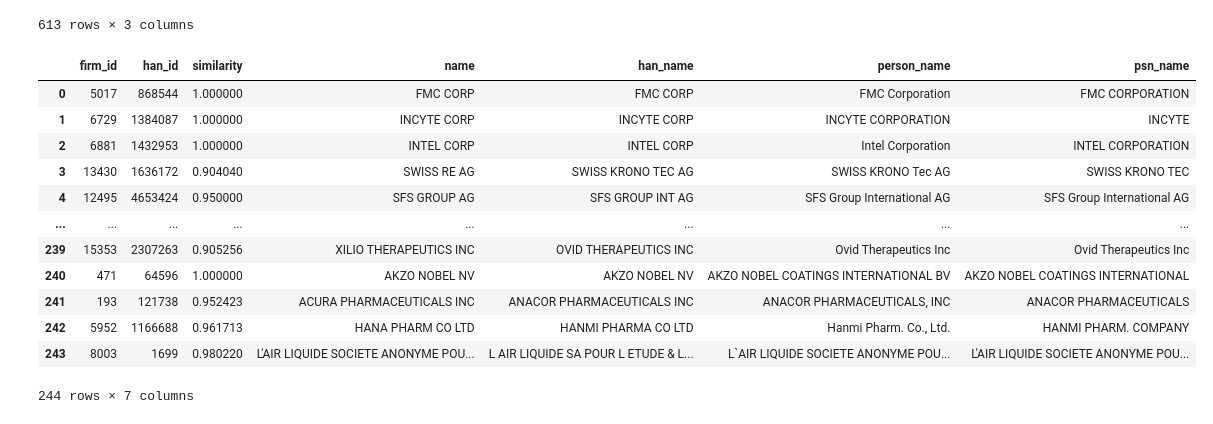
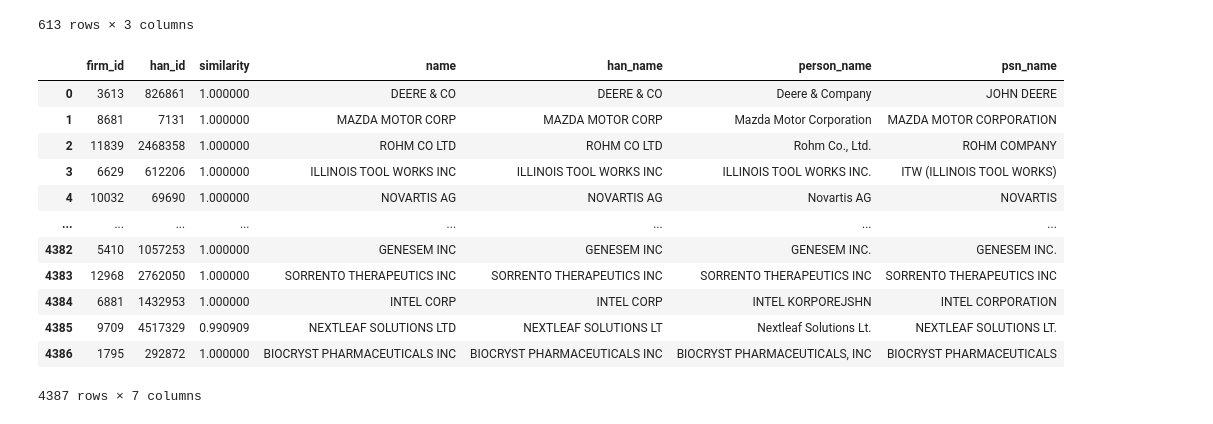
Before and after one commit to MarisLeander/patents_name_matching, a Jupyter notebook: notebooks/label_training_data.ipynb, the cells around one changed output. Drawn from its saved outputs; the diff is of its cells as text; code cells hidden in the pictures.

```diff
--- a/notebooks/label_training_data.ipynb
+++ b/notebooks/label_training_data.ipynb
@@ -287,23 +287,23 @@ con.execute("select * from patstat_firm_match where similarity < 0.91").fetchdf(
 # %%
 sql = """
 SELECT DISTINCT firm_id, han_id, similarity, name, han_name, person_name, psn_name FROM patstat_firm_match
 JOIN firm_names USING(firm_id)
 JOIN patstat_data USING(han_id)
-WHERE similarity >= 0.9
+WHERE similarity >= 0.99
 """
 
 con.execute(sql).fetchdf()
 # %% [output]
 |  | firm_id | han_id | similarity | name | han_name | person_name | psn_name |
-| 0 | 5017 | 868544 | 1.000000 | FMC CORP | FMC CORP | FMC Corporation | FMC CORPORATION |
-| 1 | 6729 | 1384087 | 1.000000 | INCYTE CORP | INCYTE CORP | INCYTE CORPORATION | INCYTE |
-| 2 | 6881 | 1432953 | 1.000000 | INTEL CORP | INTEL CORP | Intel Corporation | INTEL CORPORATION |
-| 3 | 13430 | 1636172 | 0.904040 | SWISS RE AG | SWISS KRONO TEC AG | SWISS KRONO Tec AG | SWISS KRONO TEC |
-| 4 | 12495 | 4653424 | 0.950000 | SFS GROUP AG | SFS GROUP INT AG | SFS Group International AG | SFS Group International AG |
+| 0 | 3613 | 826861 | 1.000000 | DEERE & CO | DEERE & CO | Deere & Company | JOHN DEERE |
+| 1 | 8681 | 7131 | 1.000000 | MAZDA MOTOR CORP | MAZDA MOTOR CORP | Mazda Motor Corporation | MAZDA MOTOR CORPORATION |
+| 2 | 11839 | 2468358 | 1.000000 | ROHM CO LTD | ROHM CO LTD | Rohm Co., Ltd. | ROHM COMPANY |
+| 3 | 6629 | 612206 | 1.000000 | ILLINOIS TOOL WORKS INC | ILLINOIS TOOL WORKS INC | ILLINOIS TOOL WORKS INC. | ITW (ILLINOIS TOOL WORKS) |
+| 4 | 10032 | 69690 | 1.000000 | NOVARTIS AG | NOVARTIS AG | Novartis AG | NOVARTIS |
 | ... | ... | ... | ... | ... | ... | ... | ... |
-| 239 | 15353 | 2307263 | 0.905256 | XILIO THERAPEUTICS INC | OVID THERAPEUTICS INC | Ovid Therapeutics Inc | Ovid Therapeutics Inc |
-| 240 | 471 | 64596 | 1.000000 | AKZO NOBEL NV | AKZO NOBEL NV | AKZO NOBEL COATINGS INTERNATIONAL BV | AKZO NOBEL COATINGS INTERNATIONAL |
-| 241 | 193 | 121738 | 0.952423 | ACURA PHARMACEUTICALS INC | ANACOR PHARMACEUTICALS INC | ANACOR PHARMACEUTICALS, INC | ANACOR PHARMACEUTICALS |
-| 242 | 5952 | 1166688 | 0.961713 | HANA PHARM CO LTD | HANMI PHARMA CO LTD | Hanmi Pharm. Co., Ltd. | HANMI PHARM. COMPANY |
-| 243 | 8003 | 1699 | 0.980220 | L'AIR LIQUIDE SOCIETE ANONYME POU... | L AIR LIQUIDE SA POUR L ETUDE & L... | L`AIR LIQUIDE SOCIETE ANONYME POU... | L'AIR LIQUIDE SOCIETE ANONYME POU... |
+| 4382 | 5410 | 1057253 | 1.000000 | GENESEM INC | GENESEM INC | GENESEM INC. | GENESEM INC. |
+| 4383 | 12968 | 2762050 | 1.000000 | SORRENTO THERAPEUTICS INC | SORRENTO THERAPEUTICS INC | SORRENTO THERAPEUTICS INC | SORRENTO THERAPEUTICS INC |
+| 4384 | 6881 | 1432953 | 1.000000 | INTEL CORP | INTEL CORP | INTEL KORPOREJSHN | INTEL CORPORATION |
+| 4385 | 9709 | 4517329 | 0.990909 | NEXTLEAF SOLUTIONS LTD | NEXTLEAF SOLUTIONS LT | Nextleaf Solutions Lt. | NEXTLEAF SOLUTIONS LT. |
+| 4386 | 1795 | 292872 | 1.000000 | BIOCRYST PHARMACEUTICALS INC | BIOCRYST PHARMACEUTICALS INC | BIOCRYST PHARMACEUTICALS, INC | BIOCRYST PHARMACEUTICALS |
-244 rows × 7 columns
+4387 rows × 7 columns
```
